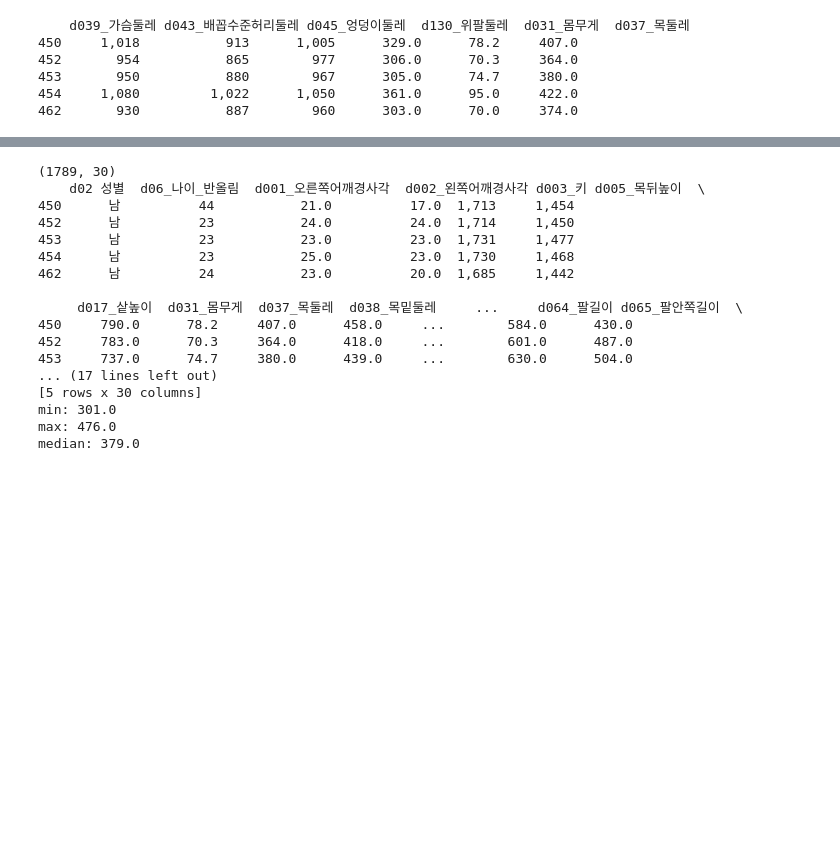
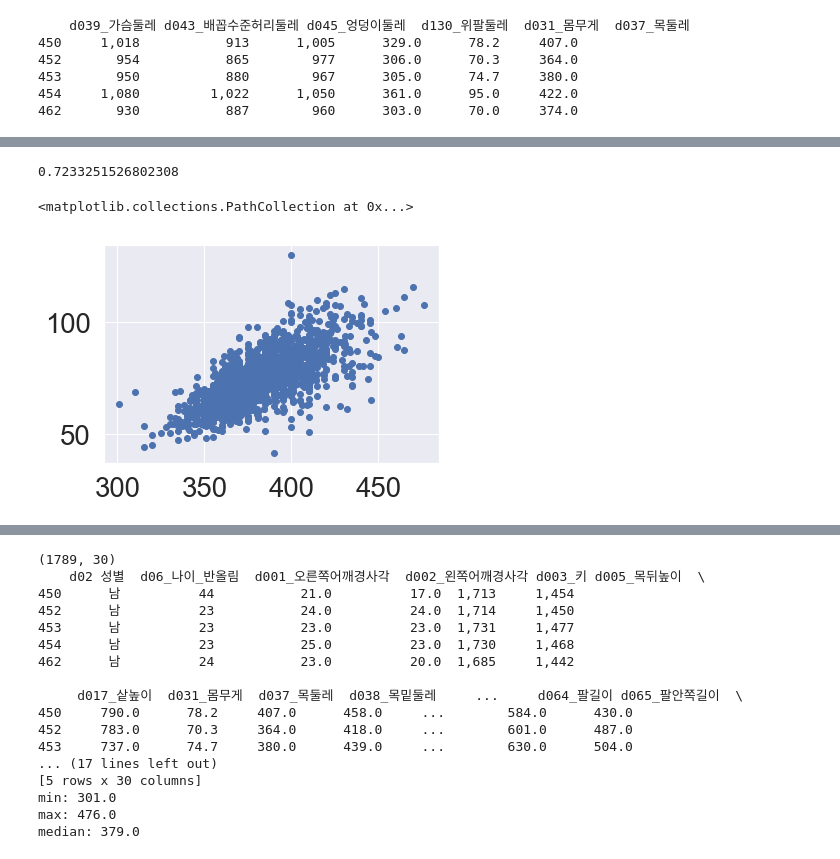
Before and after one commit to joungna/neck_ML_test-checkpoint, a Jupyter notebook: 2-EDA.ipynb, the cells around one changed output, grey strips where cells are left out. Cells and saved outputs as stored; diff of their text form; code cells hidden in the pictures; blank space fills up the shorter version.

Commit message:
시각화, 산점도와 상관관계 분석을 수정했습니다.

```diff
--- a/2-EDA.ipynb
+++ b/2-EDA.ipynb
@@ -139,3 +139,8 @@ print(heatmap_data.head())
 453       950           880        967      305.0      74.7     380.0
 454     1,080         1,022      1,050      361.0      95.0     422.0
 462       930           887        960      303.0      70.0     374.0
+# %%
+# 피어슨상관계수
+df2=pd.DataFrame(sizeKoreaMale2040,columns=['d039_가슴둘레', 'd043_배꼽수준허리둘레', 'd045_엉덩이둘레', 'd130_위팔둘레', 'd031_몸무게', 'd037_목둘레'])
+
+df2.describe(include='all')
@@ -141,0 +160,14 @@ print(heatmap_data.head())
+# %%
+df2['d037_목둘레'].corr(df2['d031_몸무게'])
+#상관관계 높은 수준이다
+#df2['d037_목둘레'].corr(df2['d043_배꼽수준허리둘레'])의 경우, TypeError: unsupported operand type(s) for /: 'str' and 'int' 에러남
+# %% [output]
+0.7233251526802308
+# %%
+# 피어슨 상관계수와 산포도 관계
+import matplotlib
+import matplotlib.pyplot as plt
+plt.scatter(df2['d037_목둘레'],df2['d031_몸무게'])
+# %% [output]
+<matplotlib.collections.PathCollection at 0x...>
+[figure, added]
```
Also changed, not shown: parts of 2 cells of this notebook.
